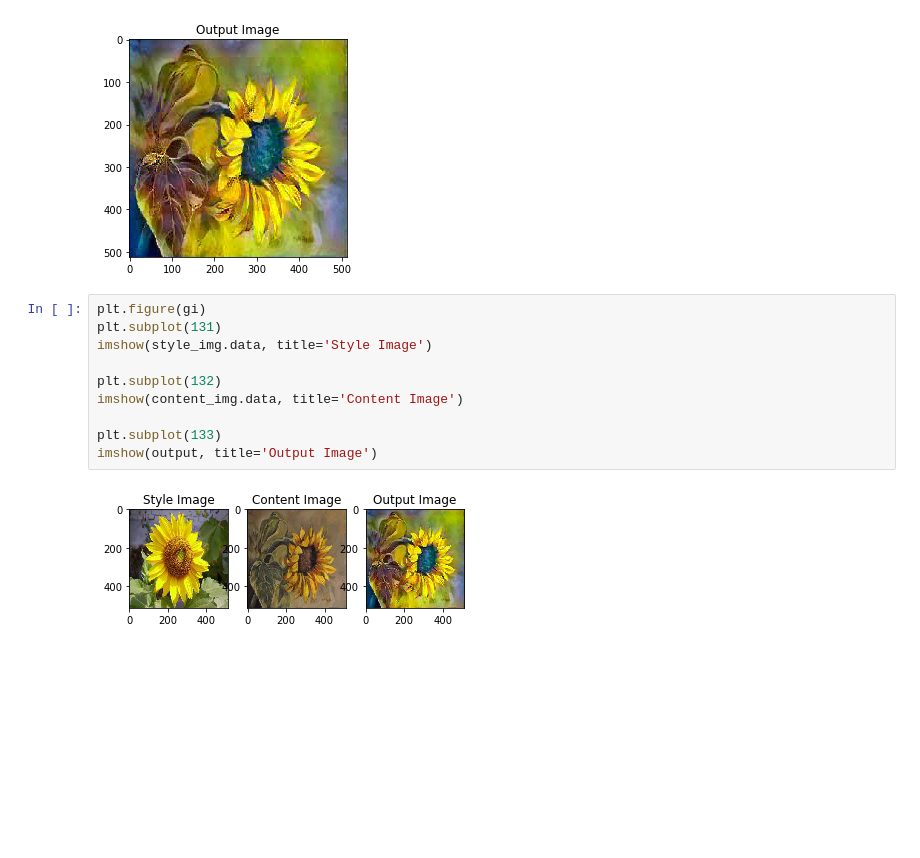
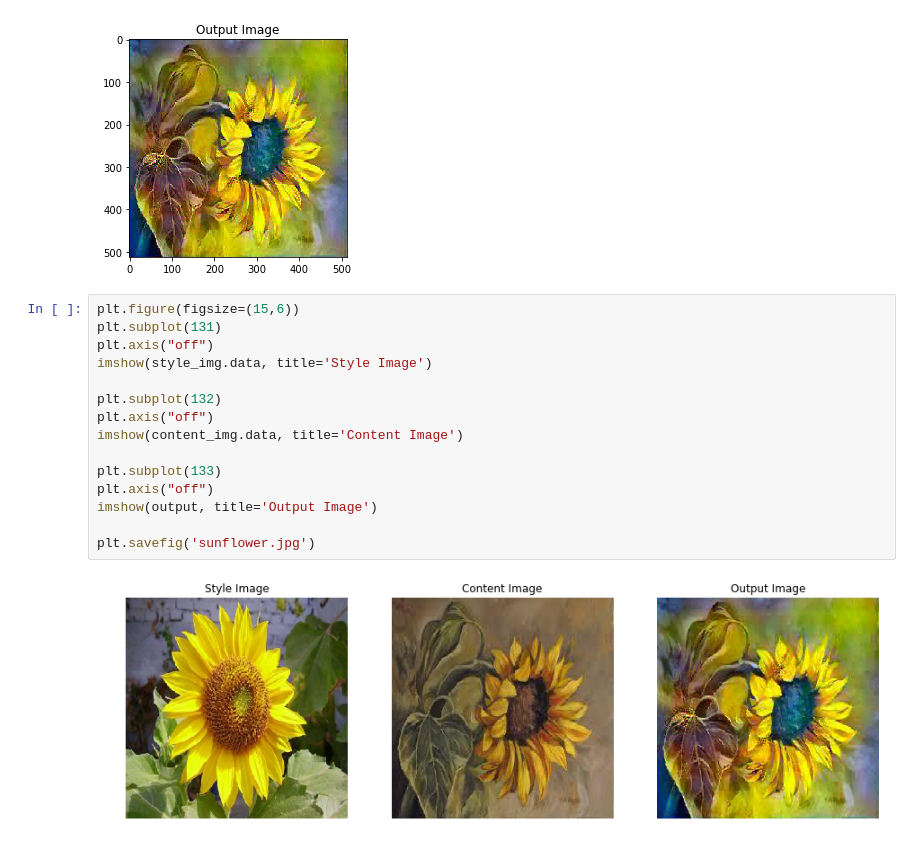
Before and after one commit to zdavidli/neural-style-removal, a Jupyter notebook: neural-style/neural-style-test.ipynb, the cells around one changed output. Saved outputs shown, nothing was run; the diff lists cells and outputs as text; blank space fills up the shorter version.

```diff
--- a/neural-style/neural-style-test.ipynb
+++ b/neural-style/neural-style-test.ipynb
@@ -431,14 +431,19 @@ Style Loss : 0.140979 Content Loss: 0.425164
 [figure]
 [figure]
 # %%
-plt.figure(gi)
+plt.figure(figsize=(15,6))
 plt.subplot(131)
+plt.axis("off")
 imshow(style_img.data, title='Style Image')
 
 plt.subplot(132)
+plt.axis("off")
 imshow(content_img.data, title='Content Image')
 
 plt.subplot(133)
+plt.axis("off")
 imshow(output, title='Output Image')
+
+plt.savefig('sunflower.jpg')
 # %% [output]
-[figure, old version]
+[figure, new version]
```
Also changed, not shown: 2 other files.
